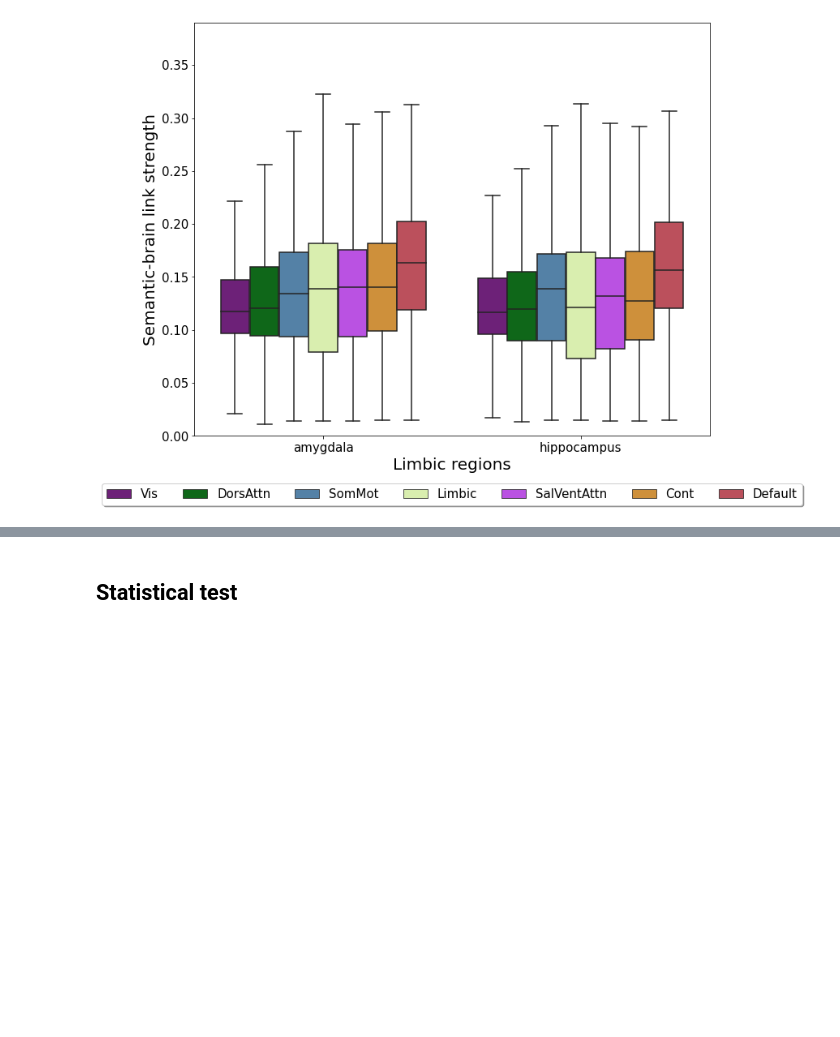
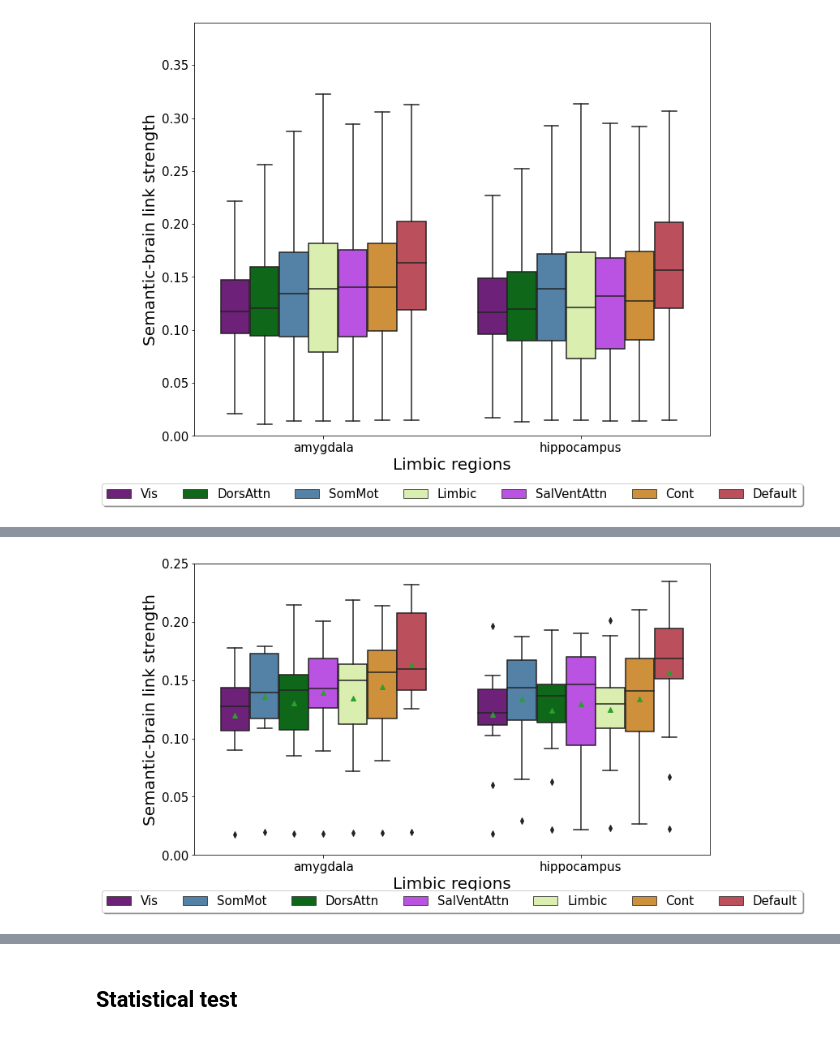
Before and after one commit to dblabs-mcgill-mila/hmm_forrest_nlp, a Jupyter notebook: data_representation.ipynb, the cells around one changed output, grey strips where cells are left out. Drawn from its saved outputs; the diff is of its cells as text; code cells hidden in the pictures; blank space fills up the shorter version.

```diff
--- a/data_representation.ipynb
+++ b/data_representation.ipynb
@@ -43,7 +43,7 @@ annotations_keys = list(annotations.keys())
 n_pcs_dict = {'hippo':6, 'amyg':6}
 subjects = np.load(f'{tmp_dir}/subjects.pickle',allow_pickle=1)
 save_fig=0
-supp = True
+supp = False
 path_to_raw_hmm_models = '/Users/enningyang/Documents/forrest_project'
 # %%
 #gather the wanted models
@@ -93,11 +90,3 @@ for i, a in enumerate(args_list):
-# %%
-# np.save(f'{tmp_dir}/HMMs_dict_final.npy',HMMs_dict,allow_pickle=True)
-# np.save(f'{tmp_dir}/cort_dict_final.npy',cort_dict,allow_pickle=True)
-# np.save(f'{tmp_dir}/state_p_dict_final.npy',state_p_dict,allow_pickle=True)
-
-state_p_dict = np.load(f'{tmp_dir}/state_p_dict_final.npy', allow_pickle=True).item()
-HMMs_dict = np.load(f'{tmp_dir}/HMMs_dict_final.npy', allow_pickle=True).item()
-cort_dict = np.load(f'{tmp_dir}/cort_dict_final.npy', allow_pickle=True).item()
 # %%
 #classify the idx
 args_list = list(HMMs_dict.keys())
@@ -341,6 +330,8 @@ regions = ["amyg", "hippo"]
 net_list = []
 cor_list = []
 tt_list = []
+sub_list = []
+
 for j, region in enumerate(regions):
     extra = region
 
@@ -359,13 +350,16 @@ for j, region in enumerate(regions):
         size = tmp.shape[0]
         cor_list.append(np.abs(tmp))
         tt_list.append([extra] * size)
+        sub = re.findall("subject_(\d\d)", k)[0]
+        sub_list.append([sub] * size)
         region = re.findall("(Vis|SomMot|DorsAttn|SalVentAttn|Limbic|Cont|Default|16)", k)[0]
         net_list.append(
             [region] * size)
 df = {
     "net": np.hstack(net_list),
     "cor": np.hstack(cor_list),
-    "limbic region": np.hstack(tt_list)
+    "limbic region": np.hstack(tt_list),
+    'subject': np.hstack(sub_list)
 }
 df = pd.DataFrame(df)
 df = df.sort_values(["net",'limbic region'])
@@ -392,3 +386,68 @@ if save_fig:
 # %% [output]
 <Figure size 720x576 with 0 Axes>
 [figure]
+# %%
+# fig4
+import pandas as pd
+df_dict = {}
+subset = main_research_idx
+regions = ["amyg", "hippo"]
+net_list = []
+cor_list = []
+tt_list = []
+sub_list = []
+
+for j, region in enumerate(regions):
+    extra = region
+
+    target = [i for i in subset if region in i]
+    plt.figure(figsize=(10, 6))
+    for i, k in enumerate(target):
+        n_text = re.findall("n(\d+)", k)[0]
+        text_type = re.findall("states_(\w+)\/", k)[0]+n_text
+        if 'pca200' in text_type or 'nmf5' in text_type:
+            continue
+        tmp = cort_dict[k][2, ...] if cort_dict[k].shape[0] > 2 else cort_dict[k][0, ...]
+        if '200' in text_type:
+            tmp = np.hstack([np.sort(np.abs(tmp[:,i]),axis=0)[::-1][:10] for i in range(4)])
+        else:
+            tmp = np.abs(tmp).flatten()
+        size = 1
+        cor_list.append(np.mean(np.abs(tmp)))
+        tt_list.append([extra] * size)
+        sub = re.findall("subject_(\d\d)", k)[0]
+        sub_list.append([sub] * size)
+        region = re.findall("(Vis|SomMot|DorsAttn|SalVentAttn|Limbic|Cont|Default|16)", k)[0]
+        net_list.append(
+            [region] * size)
+df = {
+    "net": np.hstack(net_list),
+    "cor": np.hstack(cor_list),
+    "limbic region": np.hstack(tt_list),
+    'subject': np.hstack(sub_list)
+}
+df = pd.DataFrame(df)
+df = df.sort_values(["net",'limbic region'])
+df_dict[extra+'_'+n_text] = df
+df['limbic region'] = df['limbic region'].str.replace('amyg', 'amygdala').replace('hippo', 'hippocampus')
+ax = sns.boxplot(x="limbic region",
+                    y="cor",
+                    hue="net",
+                    data=df,
+                    palette=yeo7_color,
+                    hue_order = df.loc[df['limbic region'] == 'amygdala'].groupby('net').median().sort_values('cor').index.to_numpy(),
+                    showfliers = True,
+                     showmeans=True
+                    )
+ax.set_ylim([0,0.25])
+plt.yticks(fontsize=15)
+plt.xlabel(f"Limbic regions",fontsize=20)
+plt.xticks(fontsize=15)
+plt.ylabel("Semantic-brain link strength",fontsize=20)
+plt.tight_layout()
+ax.legend(loc='upper center', bbox_to_anchor=(0.5, -0.1),
+          fancybox=True, shadow=True, ncol=7, fontsize=15)
+
+if save_fig:
+    plt.savefig('/Users/enningyang/Downloads/hmm_figs/fig4_2.png',bbox_inches='tight',dpi=600)
+# %% [output]
@@ -394,0 +455 @@ if save_fig:
+[figure, added]
```
Also changed, not shown: parts of 22 cells of this notebook, 2 other files.
